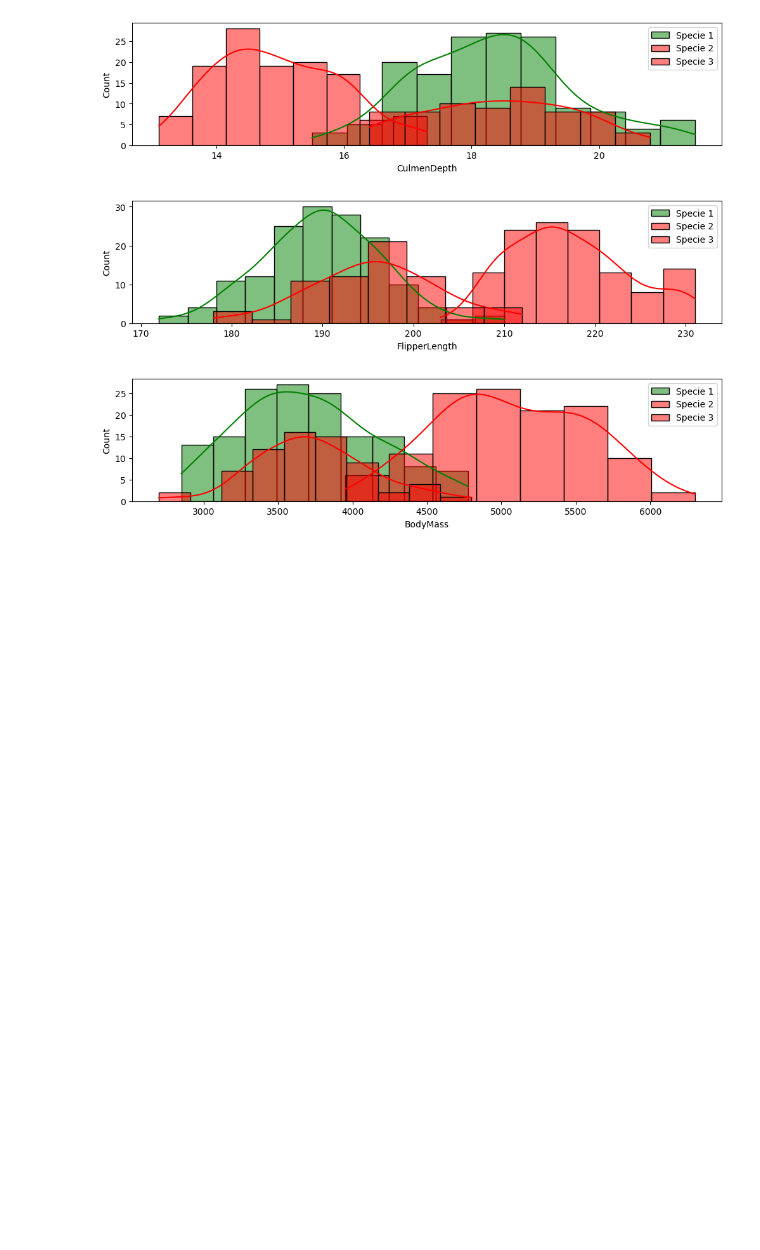
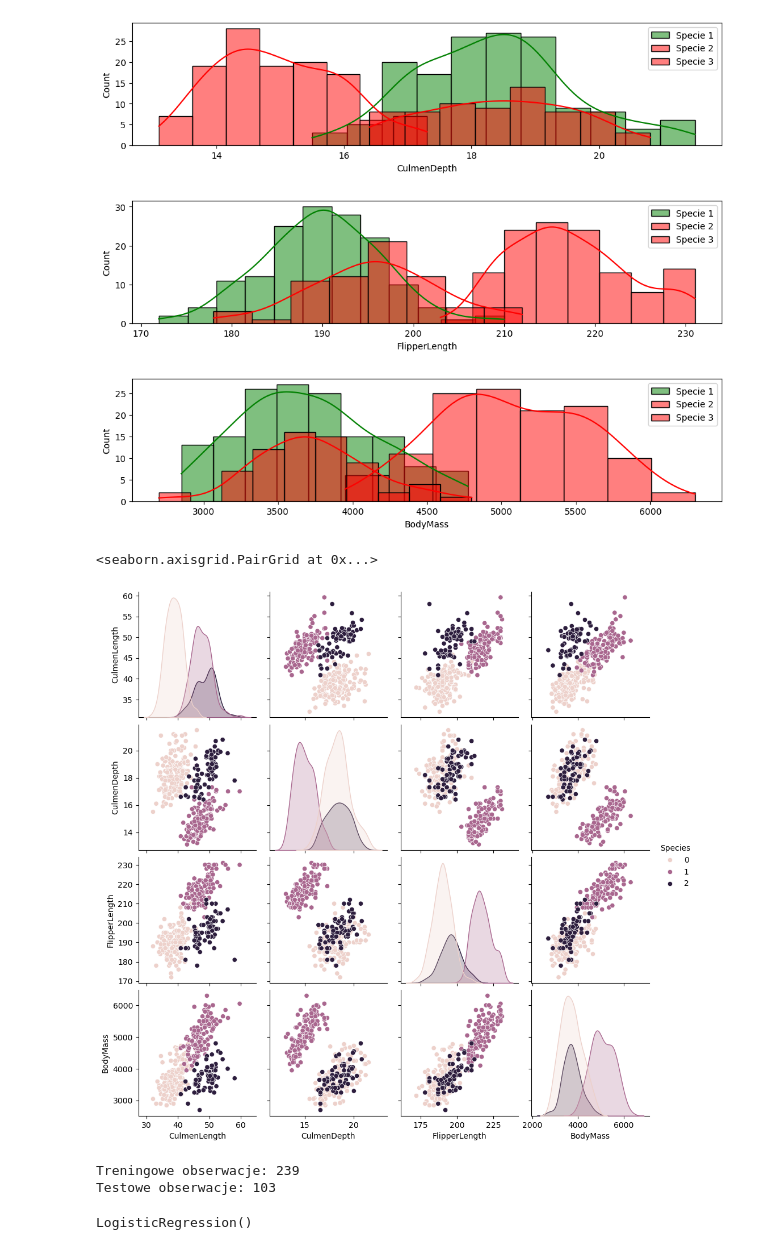
Before and after one commit to khsmiesz/GIT, a Jupyter notebook: zadanie 145.ipynb, the cells around one changed output. Cells and saved outputs as stored; diff of their text form; code cells hidden in the pictures; blank space fills up the shorter version.

Commit message:
add grid

```diff
--- a/zadanie 145.ipynb
+++ b/zadanie 145.ipynb
@@ -32,4 +32,4 @@ Data columns (total 5 columns):
 dtypes: float64(4), int64(1)
 memory usage: 13.6 KB
 # %%
-penguins.dropna()
+penguins=penguins.dropna()
@@ -87,3 +73,27 @@ for col in features:
 [figure]
 [figure]
 [figure]
+# %%
+sns.pairplot(penguins, hue='Species')
+# %% [output]
+<seaborn.axisgrid.PairGrid at 0x...>
+[figure, added]
+# %%
+from sklearn.model_selection import train_test_split
+
+X_train, X_test, y_train, y_test = train_test_split(penguins[['CulmenLength', 'CulmenDepth']], penguins[['Species']], test_size=0.30, random_state=0, stratify=penguins['Species'])
+print ('Treningowe obserwacje: %d\nTestowe obserwacje: %d' % (X_train.shape[0], X_test.shape[0]))
+# %% [output]
+Treningowe obserwacje: 239
+Testowe obserwacje: 103
+# %%
+from sklearn.linear_model import LogisticRegression
+from sklearn.preprocessing import StandardScaler
+
+scaler_2var = StandardScaler()
+X_train_standardized = scaler_2var.fit_transform(X_train)
+X_test_standardized = scaler_2var.transform(X_test)
+model_lr = LogisticRegression()
+model_lr.fit(X_train_standardized, y_train)
+# %% [output]
+LogisticRegression()
```
Also changed, not shown: parts of 5 cells of this notebook, 2 other files.
